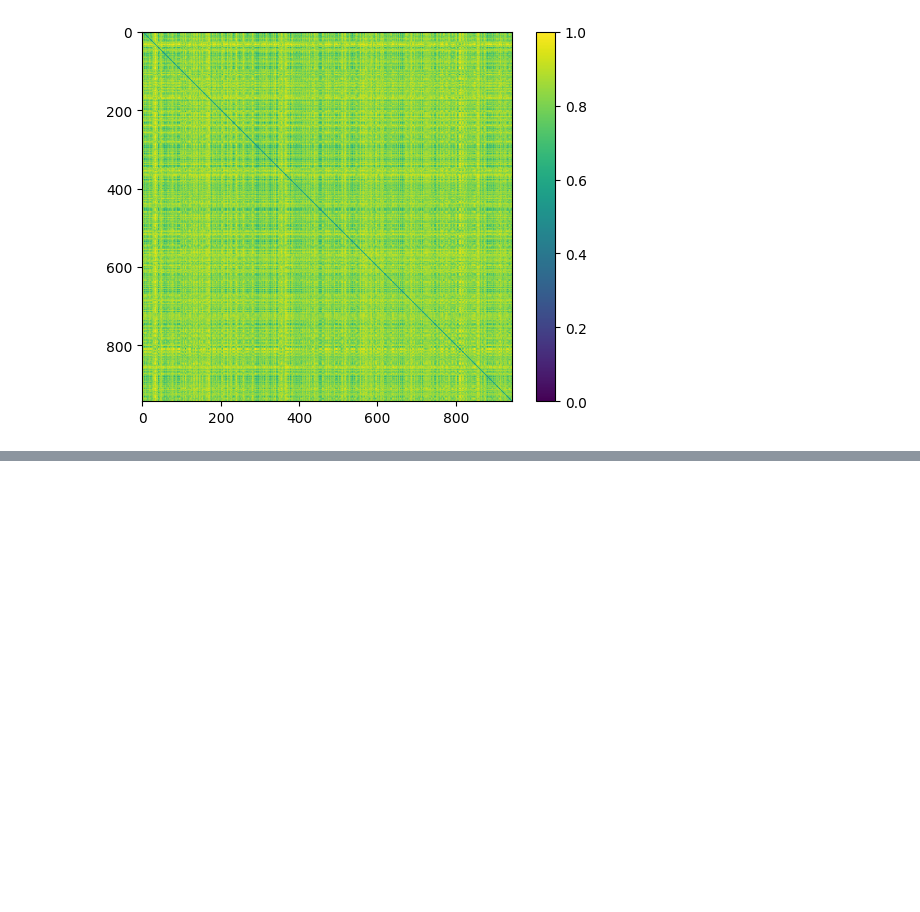
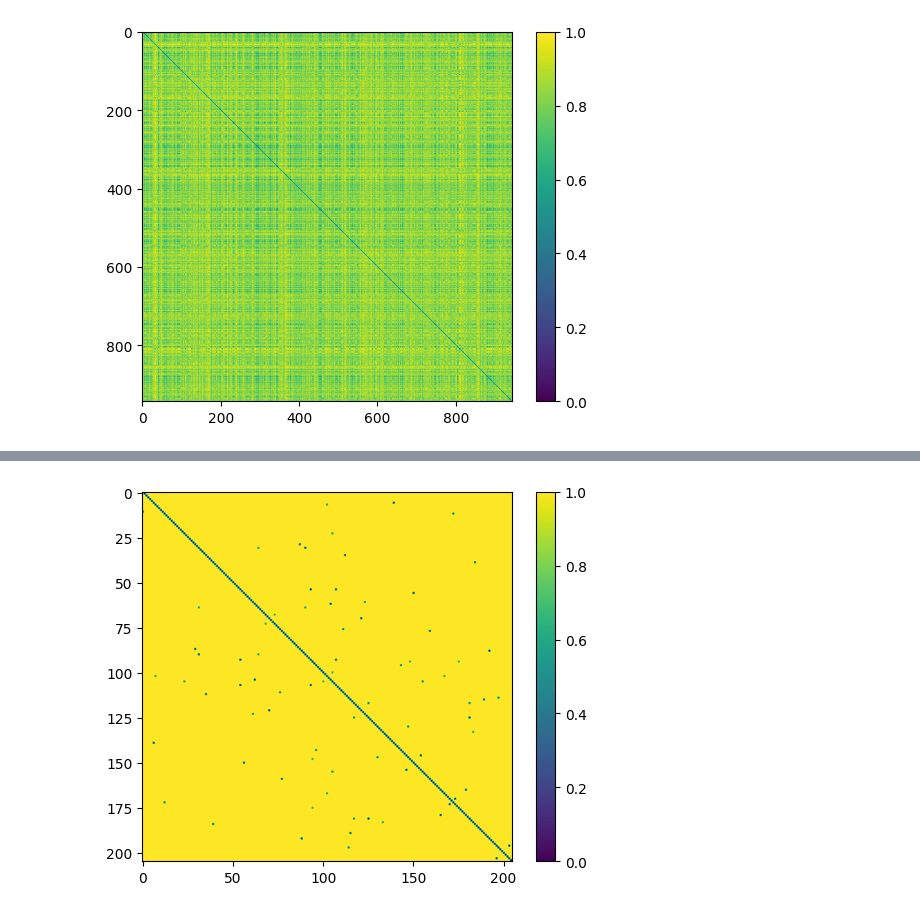
Before and after one commit to ZKDev01/recommendation-systems, a Jupyter notebook: experimental/exploratory_data_analysis.ipynb, the cells around one changed output, grey strips where cells are left out. Saved outputs shown, nothing was run; the diff lists cells and outputs as text; code cells hidden in the pictures; blank space fills up the shorter version.

```diff
--- a/experimental/exploratory_data_analysis.ipynb
+++ b/experimental/exploratory_data_analysis.ipynb
@@ -138,16 +153,18 @@ Ahora vamos a definir diferentes análisis sobre los datos
 
 Calcular en una nueva matriz la similitud entre usuarios
 # %%
-# 1. Pivotar el DataFrame para facilitar el calculo de la matriz de similitud
-pivot_df = df_data.pivot ( index='userID', columns='itemID', values='rating' ).fillna ( 0 )
+def calculate_sim_matrix ( df: pd.DataFrame ):
+  # 1. Pivotar el DataFrame para facilitar el calculo de la matriz de similitud
+  pivot_df = df.pivot ( index='userID', columns='itemID', values='rating' ).fillna ( 0 )
 
-# 2. Normalizar los datos para que cada usuario tenga un promedio de calificacion
-normalized_pivot_df = pivot_df.div ( pivot_df.sum( axis=1 ), axis=0 )
+  # 2. Normalizar los datos para que cada usuario tenga un promedio de calificacion
+  normalized_pivot_df = pivot_df.div ( pivot_df.sum( axis=1 ), axis=0 )
 
-# 3. Convertir el DataFrame normalizado a una matriz de NumPy
-user_profiles = normalized_pivot_df.values
+  # 3. Convertir el DataFrame normalizado a una matriz de NumPy
+  user_profiles = normalized_pivot_df.values
 
-# 4. Calcular la matriz de similitud coseno
-sim_matrix = cosine_distances ( user_profiles )
+  # 4. Calcular la matriz de similitud coseno
+  sim_matrix = cosine_distances ( user_profiles )
+  return sim_matrix
 
-sim_matrix
+sim_matrix = calculate_sim_matrix ( df_data )
@@ -170,8 +173,11 @@ sim_matrix.shape
 # %% [output]
 (943, 943)
 # %%
-plt.imshow(sim_matrix);
-plt.colorbar()
-plt.show()
+def show_sim_matrix ( sim_matrix ):
+  plt.imshow(sim_matrix);
+  plt.colorbar()
+  plt.show()
+
+show_sim_matrix ( sim_matrix )
 # %% [output]
 [figure]
@@ -179,0 +186,5 @@ Son muchos datos, aplicar SVD o split al dataset?
+# %%
+num_samples = 250
+selected_rows = df_data.sample ( n=num_samples, replace=False )
+
+print ( selected_rows )
@@ -179,0 +206,5 @@ Son muchos datos, aplicar SVD o split al dataset?
+# %%
+sim_matrix = calculate_sim_matrix ( selected_rows )
+show_sim_matrix ( sim_matrix )
+# %% [output]
+[figure, added]
```
Also changed, not shown: parts of 16 cells of this notebook, 2 other files.
